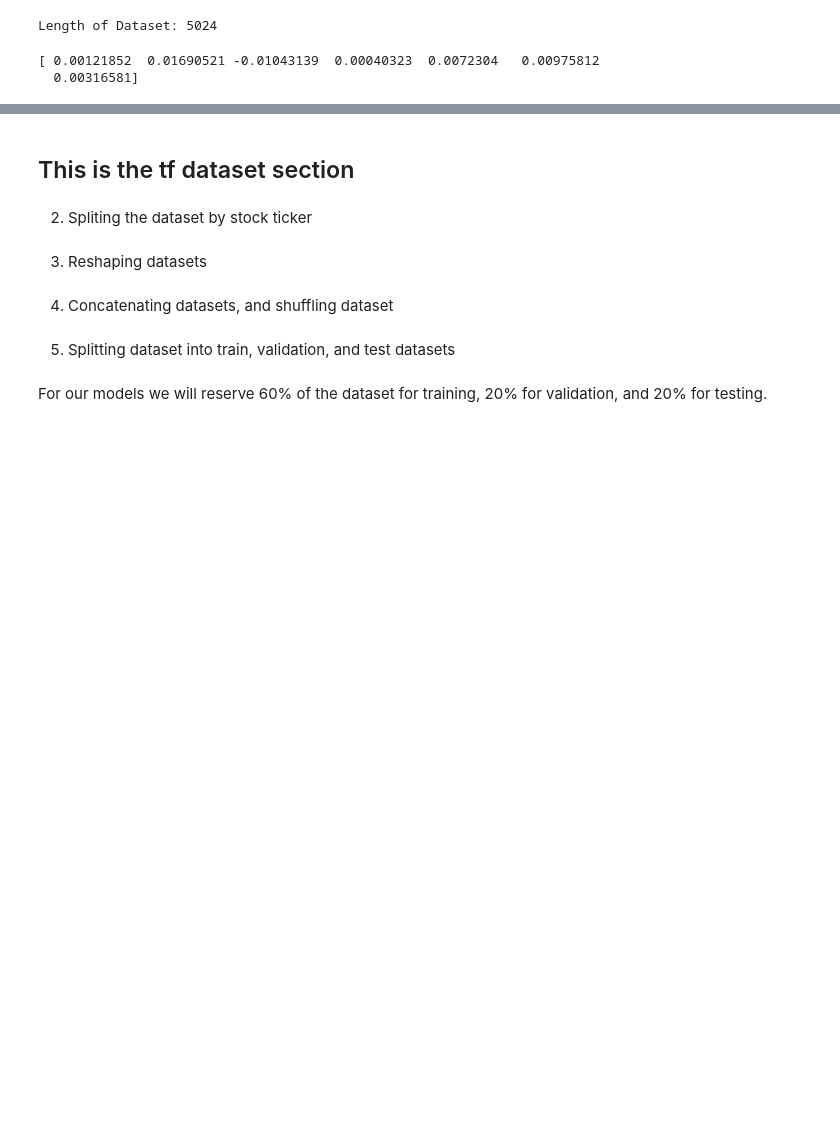
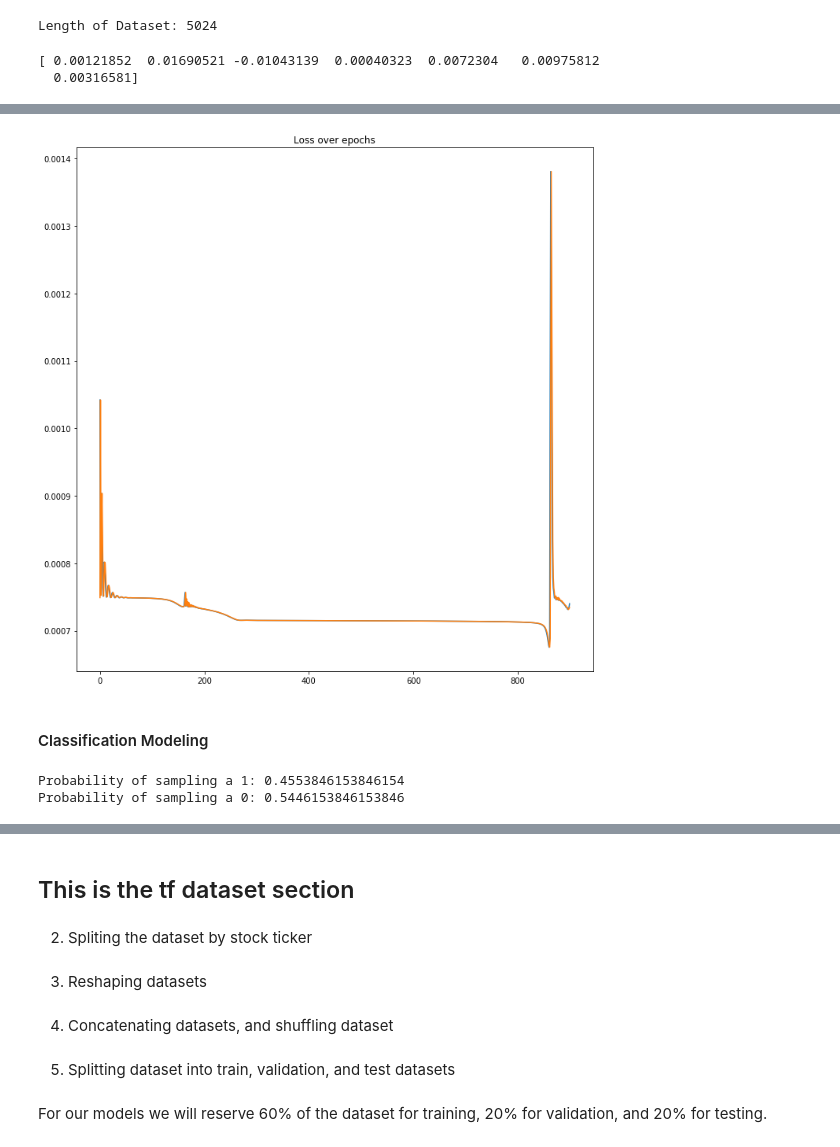
Before and after one commit to Evbor/Stock_Analysis, a Jupyter notebook: research/model_v1/FinTech.ipynb, the cells around one changed output, grey strips where cells are left out. Saved outputs shown, nothing was run; the diff lists cells and outputs as text; code cells hidden in the pictures; blank space fills up the shorter version.

```diff
--- a/research/model_v1/FinTech.ipynb
+++ b/research/model_v1/FinTech.ipynb
@@ -2112,0 +2279,4 @@ Epoch 300/300
+# %%
+# Concatenating datasets
+dataset = np.concatenate(sampled_datasets_by_ticker, axis=0)
+print('Shape of dataset: {}'.format(dataset.shape))
@@ -2112,0 +2285,6 @@ Epoch 300/300
+# %%
+# Shuffling merged dataset
+shuffle_indices = np.random.randint(len(dataset), size=len(dataset))
+assert len(shuffle_indices) == len(dataset)
+print(shuffle_indices)
+shuffled_dataset = dataset[shuffle_indices]
@@ -2112,0 +2309,5 @@ Epoch 300/300
+# %%
+# Spliting Dataset into Features and Labels
+X, y = shuffled_dataset[:, :-1], shuffled_dataset[:, -1]
+print('Shape of features: {}'.format(X.shape))
+print('Shape of targets: {}'.format(y.shape))
@@ -2112,0 +2319,17 @@ Epoch 300/300
+# %%
+# Creating a Model and attempting to overfit it
+## Defining Model
+tf.keras.backend.clear_session()
+input_log_returns = keras.Input(shape=(6,), name='log_adj_daily_returns', dtype=tf.float32)
+num_features = tf.expand_dims(input_log_returns, -1)
+ts_layer_1 = layers.LSTM(500, return_sequences=True)(num_features)
+ts_layer_2 = layers.LSTM(500, return_sequences=True)(ts_layer_1)
+ts_layer_3 = layers.LSTM(300, return_sequences=True)(ts_layer_2)
+ts_layer_4 = layers.LSTM(160, return_sequences=True)(ts_layer_3)
+ts_layer_5 = layers.LSTM(50, return_sequences=False)(ts_layer_4)
+output = layers.Dense(1)(ts_layer_5)
+model = keras.Model(input_log_returns, output, name='test_model')
+model.compile(optimizer=keras.optimizers.Adam(), loss='mse', metrics=None)
+print(model.summary())
+
+history = model.fit(x=X, y=y, batch_size=batch_size, epochs=900, validation_data =(X, y))
@@ -2112,0 +2354,25 @@ Epoch 300/300
+# %%
+fig, ax = plt.subplots(figsize=(10, 10), tight_layout=True)
+ax.plot(history.history['val_loss'])
+ax.plot(history.history['loss'])
+ax.set_title('Loss over epochs')
+plt.show()
+# %% [output]
+[figure, added]
+# %% [markdown]
+#### Classification Modeling
+# %%
+# Mapping labels to categorical labels
+def to_categorical(el):
+    if el > 0:
+        c = 1
+    else:
+        c = 0
+    return c
+
+y_cls = np.array(list(map(to_categorical, y)))
+print('Probability of sampling a 1: {}'.format(y_cls.sum()/len(y_cls)))
+print('Probability of sampling a 0: {}'.format((len(y_cls) - y_cls.sum())/len(y_cls)))
+# %% [output]
+Probability of sampling a 1: 0.4553846153846154
+Probability of sampling a 0: 0.5446153846153846
```
Also changed, not shown: parts of 75 cells of this notebook, 3 other files.
